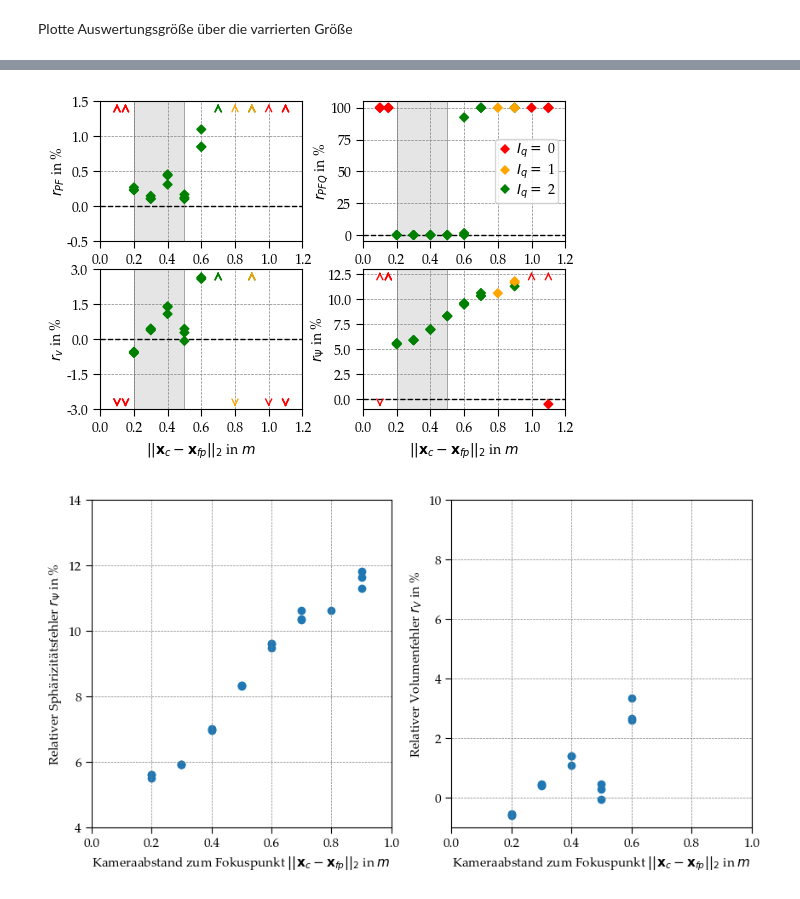
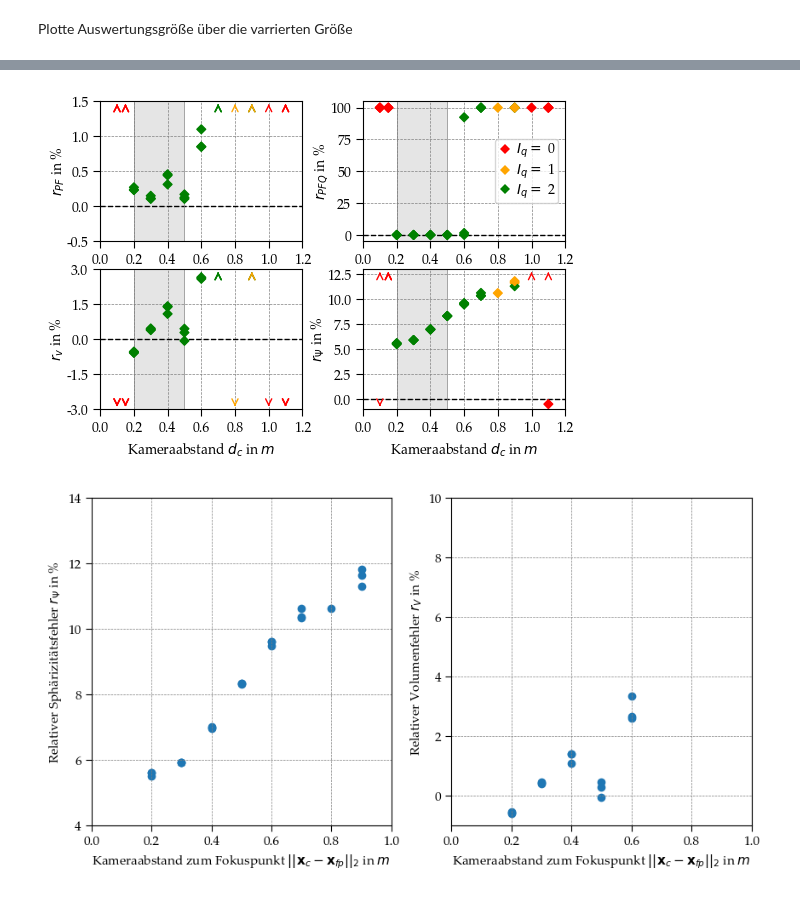
Before and after one commit to tobiashead/synthetic-pipeline-for-3d-reconstruction-of-falling-particles, a Jupyter notebook: thesis/Parameterstudie/VarDistanceCams/Evaluate_VarDistanceCams_400_Object_Center.ipynb, the cells around one changed output, grey strips where cells are left out. Cells and saved outputs as stored; diff of their text form; code cells hidden in the pictures.

```diff
--- a/thesis/Parameterstudie/VarDistanceCams/Evaluate_VarDistanceCams_400_Object_Center.ipynb
+++ b/thesis/Parameterstudie/VarDistanceCams/Evaluate_VarDistanceCams_400_Object_Center.ipynb
@@ -52,36 +52,36 @@ import importlib
 sys.path.append(os.path.abspath(os.path.join(os.getcwd(), "../..")))
 importlib.reload(sys.modules['Figures.plot_quality_critieria']) if 'Figures.plot_quality_critieria' in sys.modules else None
 from Figures.plot_quality_critieria import plot_4_quality_criteria
 
 
 figsize = (6,4)
 marker = "D"
 markersize = 20
 markersize_legend = markersize /3.6
 grid = True
 xticks = [0.2,0.4,0.6,0.8,0,1,1.2] # None
 optimal_span = [0.2, 0.5] # None
 labelpad = [0, 0, 0, 0]
 one_decimal_place = False
 font_size = 10
 legend_loc = "center right"
 arrows_color = None # None: --> Farbe des Pfeils ist abhängig vom Qualitätsindex
 plot_x0_line = True
-savefig_path = None #r"C:\Users\Tobias\Nextcloud\clientsync\UNI\Masterarbeit\Auswertung\Abstand\400_object_center"
+savefig_path = r"C:\Users\Tobias\Nextcloud\clientsync\UNI\Masterarbeit\Auswertung\Abstand\400_object_center"
 y_limits = [(-0.5, 1.5), (-5, 105), (-3, 3), (-1, 13)]  # Definierte y-Limits für die einzelnen Subplots
-xlabel = "$||\mathbf{x}_{c} - \mathbf{x}_{fp}||_2$ in $m$"
+xlabel = "Kameraabstand $d_c$ in $m$"
 mark_base_case = None
 yticks = [None,
           None,
           [-3,-1.5,0,1.5,3],
           [0,2.5,5,7.5,10,12.5]]
 
 fig, axes = plot_4_quality_criteria(PSets_Eval_small_qual, savefig_path, figsize, xlabel, marker,markersize,
                             arrows_color, font_size, labelpad, xticks, grid,
                             one_decimal_place, plot_x0_line, markersize_legend,
                             legend_loc, optimal_span, y_limits, mark_base_case,yticks)
 # %% [output]
-[figure, old version]
+[figure, new version]
 # %%
 fig, ax = plt.subplots(1,2,figsize=(10, 5))
 
```
Also changed, not shown: parts of 3 cells of this notebook, 11 other files.
